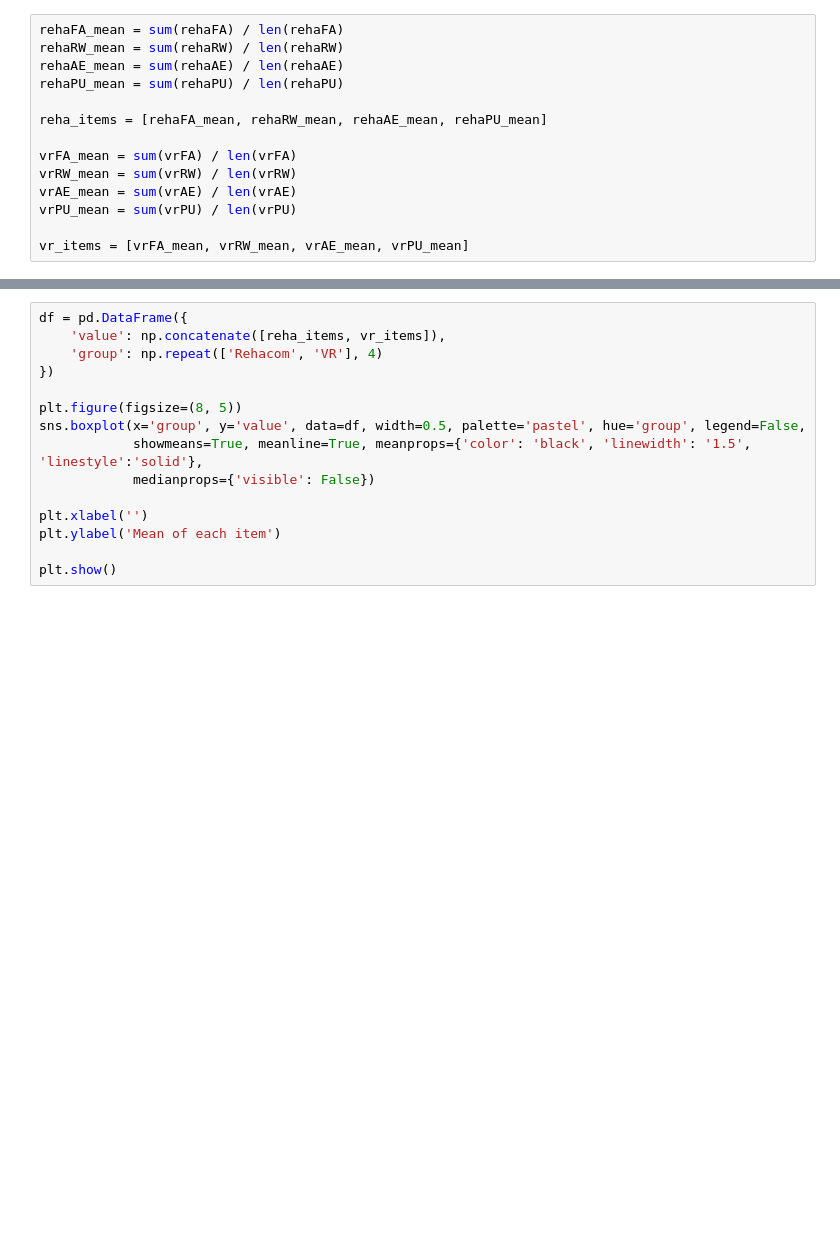
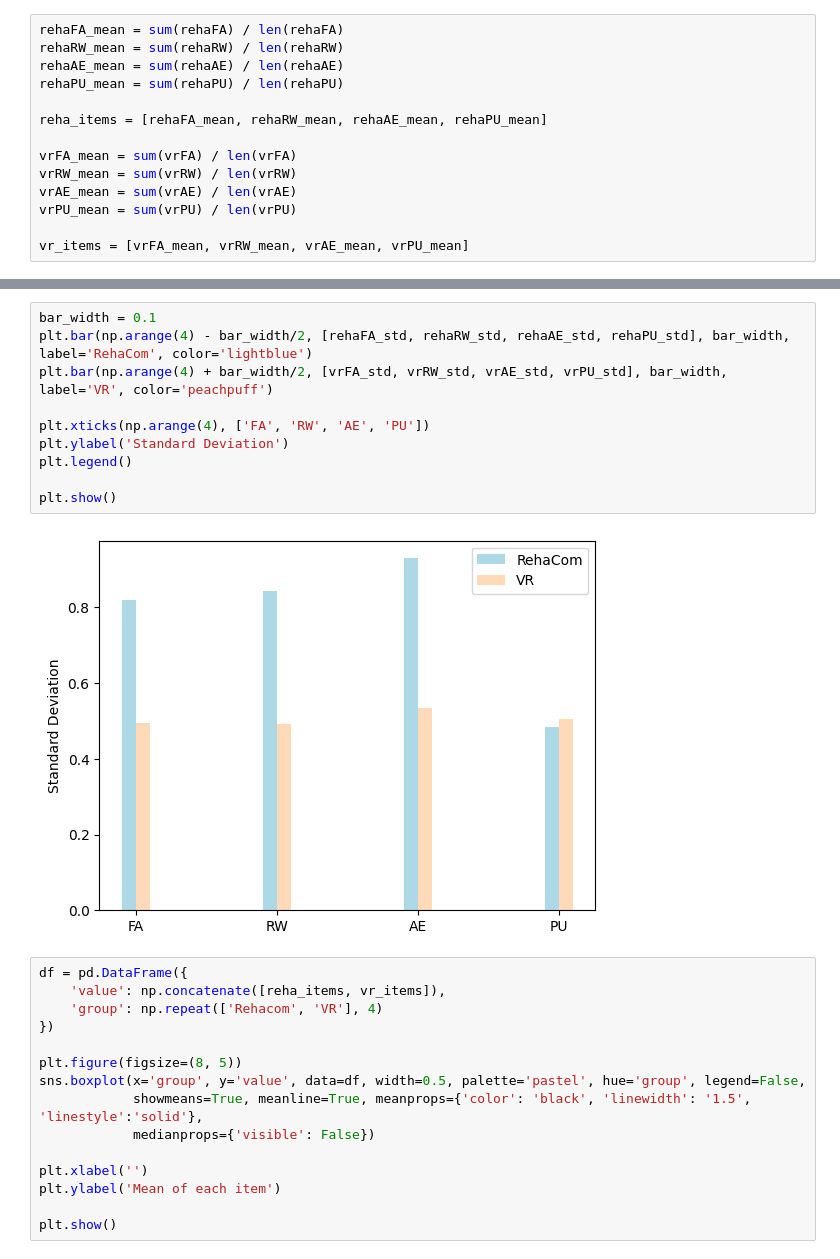
Before and after one commit to Gehad28/questionnaire-website, a Jupyter notebook: analysis.ipynb, the cells around one changed output, grey strips where cells are left out. Saved outputs shown, nothing was run; the diff lists cells and outputs as text; blank space fills up the shorter version.

```diff
--- a/analysis.ipynb
+++ b/analysis.ipynb
@@ -74,3 +137,15 @@ vr_items = [vrFA_mean, vrRW_mean, vrAE_mean, vrPU_mean]
+# %%
+bar_width = 0.1
+plt.bar(np.arange(4) - bar_width/2, [rehaFA_std, rehaRW_std, rehaAE_std, rehaPU_std], bar_width, label='RehaCom', color='lightblue')
+plt.bar(np.arange(4) + bar_width/2, [vrFA_std, vrRW_std, vrAE_std, vrPU_std], bar_width, label='VR', color='peachpuff')
+
+plt.xticks(np.arange(4), ['FA', 'RW', 'AE', 'PU'])
+plt.ylabel('Standard Deviation')
+plt.legend()
+
+plt.show()
+# %% [output]
+[figure, added]
 # %%
 df = pd.DataFrame({
     'value': np.concatenate([reha_items, vr_items]),
```
Also changed, not shown: parts of 6 cells of this notebook, 1 other file.
